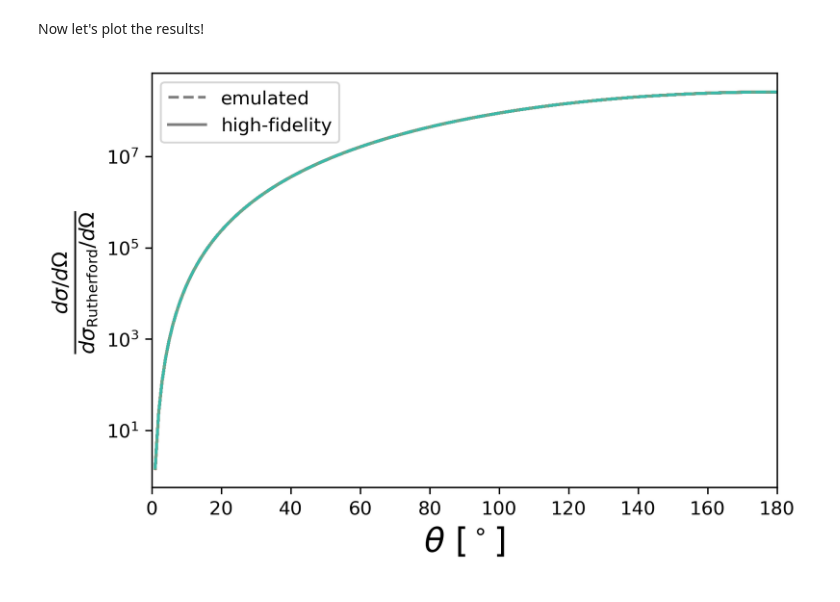
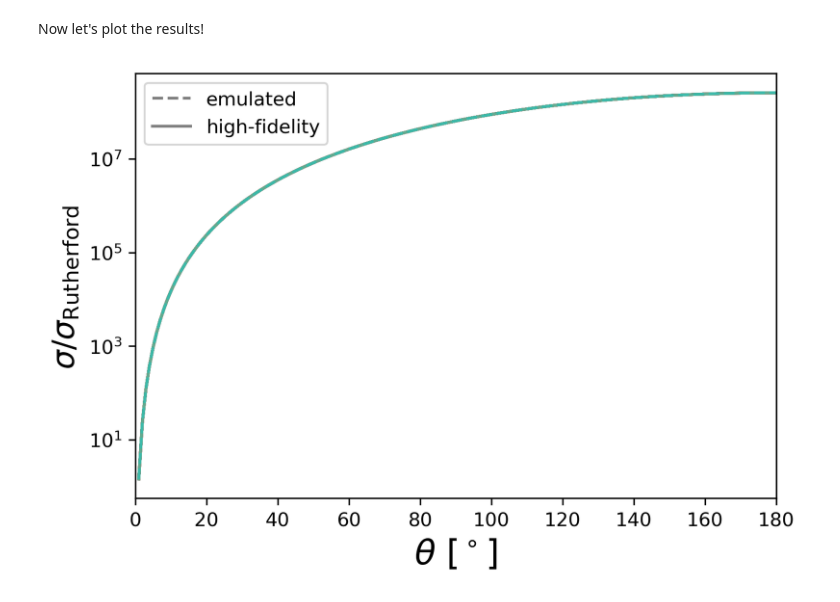
Before and after one commit to bandframework/rose, a Jupyter notebook: docs/tutorials/Tutorial_0_quickstart.ipynb, the cells around one changed output. Saved outputs shown, nothing was run; the diff lists cells and outputs as text; code cells hidden in the pictures.

```diff
--- a/docs/tutorials/Tutorial_0_quickstart.ipynb
+++ b/docs/tutorials/Tutorial_0_quickstart.ipynb
@@ -134,33 +134,33 @@ Now let's plot the results!
 # %%
 from matplotlib.lines import Line2D
 
 fig, ax = plt.subplots(figsize=(6, 4), dpi=300)
 fig.patch.set_facecolor("white")
 
 for i, sample in enumerate(test):
     x = emulator.angles * 180/(np.pi)
 
     # HIFI
     y_exact = HIFI_xs[i].dsdo
 
     # emulated
     y_emu = emu_xs[i].dsdo
 
     p = ax.plot(x, y_emu, "--", alpha=0.5)
     ax.plot(x, y_exact, color=p[0].get_color(), alpha=0.5)
 
 legend_styles = [
     Line2D([0], [0], color="k", linestyle="--", alpha=0.5),
     Line2D([0], [0], color="k", alpha=0.5),
 ]
 ax.legend(legend_styles, ["emulated", "high-fidelity"])
 ax.set_yscale("log")
 plt.xlim([0, 180])
 plt.xlabel(r"$\theta$ [$^\circ$]", fontsize=18)
-plt.ylabel(r"$\frac{d \sigma / d\Omega}{d \sigma_{\rm{Rutherford}}/d\Omega}}$ ", fontsize=16)
+plt.ylabel(r"$\sigma / \sigma_{\rm{Rutherford}}$ ", fontsize=16)
 plt.show()
 # %% [output]
-[figure, old version]
+[figure, new version]
 # %%
 fig, ax = plt.subplots(figsize=(6, 4), dpi=300)
 fig.patch.set_facecolor("white")
```
Also changed, not shown: parts of 3 cells of this notebook, 1 other file.
